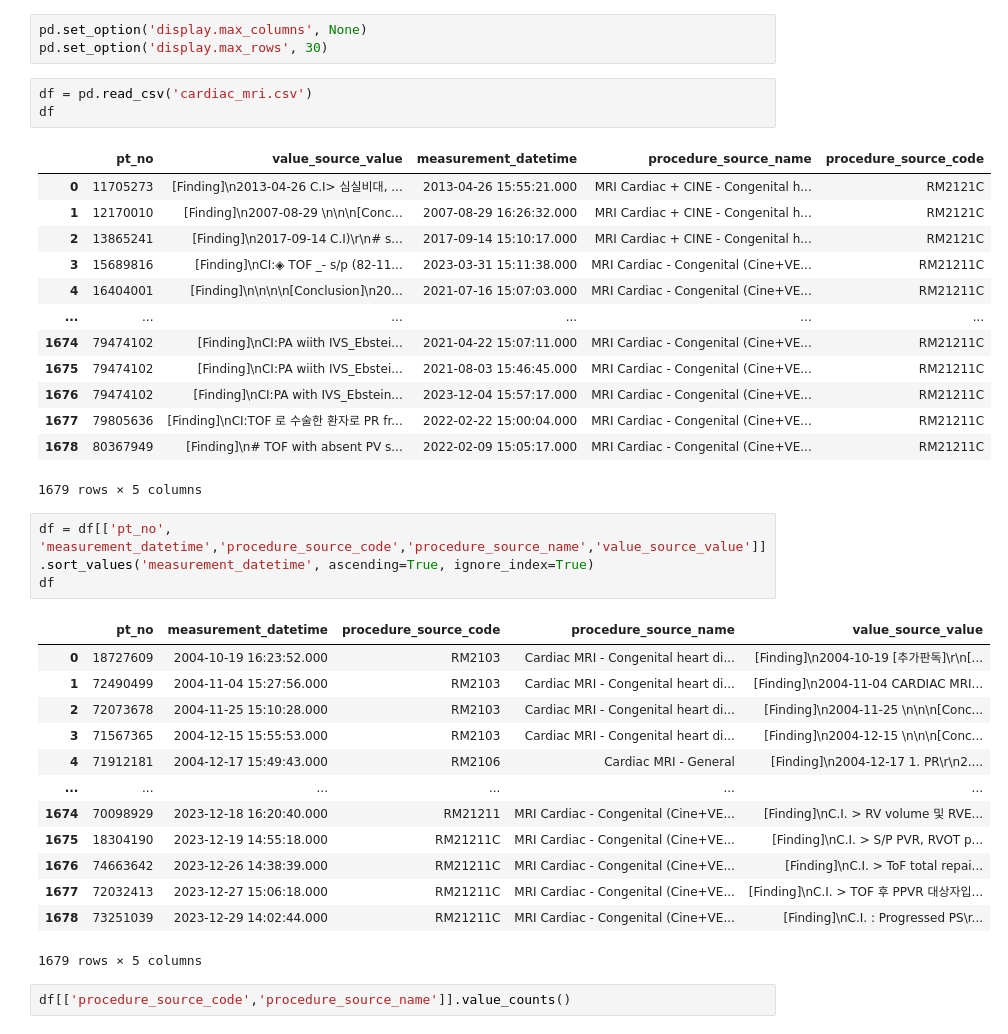
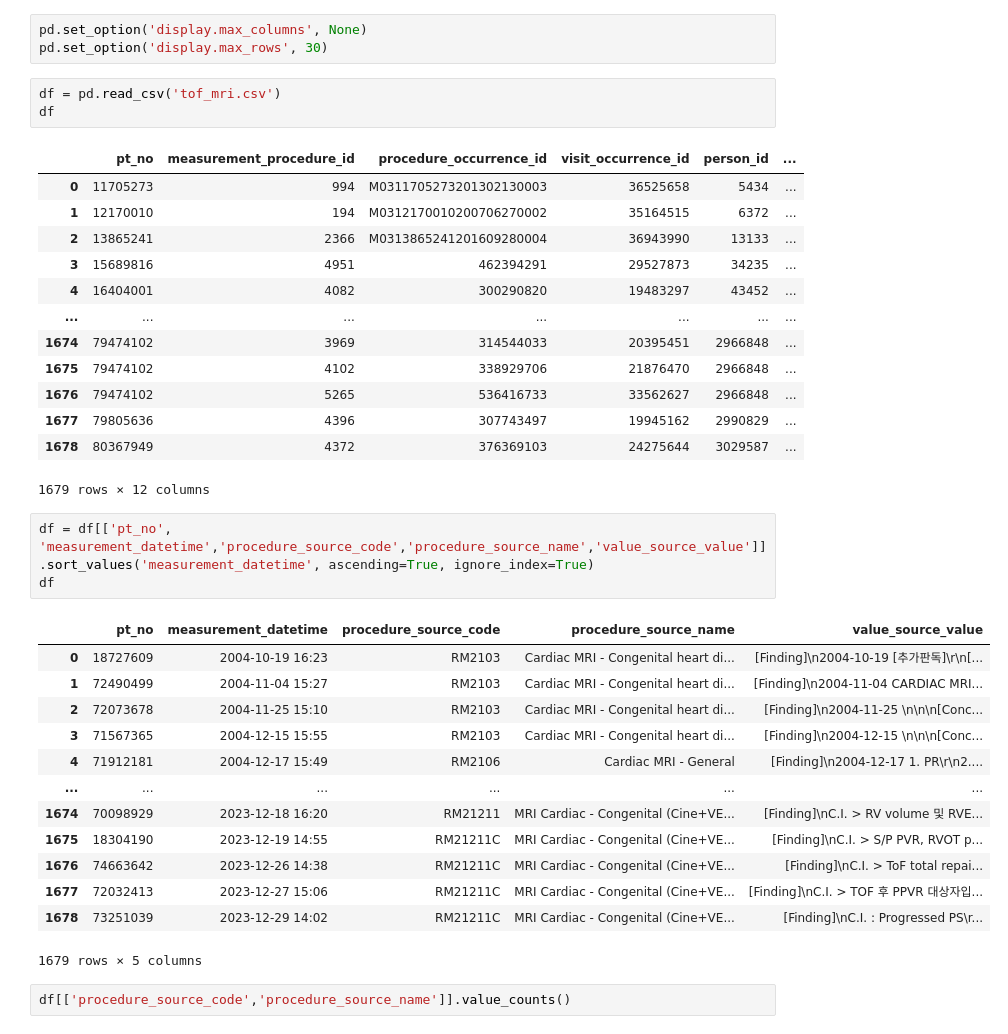
Before and after one commit to devguno/TOF, a Jupyter notebook: mri/extract_items_new.ipynb, the cells around one changed output. Drawn from its saved outputs; the diff is of its cells as text.

```diff
--- a/mri/extract_items_new.ipynb
+++ b/mri/extract_items_new.ipynb
@@ -10,38 +10,38 @@ from collections import defaultdict
 pd.set_option('display.max_columns', None)
 pd.set_option('display.max_rows', 30)
 # %%
-df = pd.read_csv('cardiac_mri.csv')
+df = pd.read_csv('tof_mri.csv')
 df
 # %% [output]
-|  | pt_no | value_source_value | measurement_datetime | procedure_source_name | procedure_source_code |
-| 0 | 11705273 | [Finding]\n2013-04-26 C.I> 심실비대, ... | 2013-04-26 15:55:21.000 | MRI Cardiac + CINE - Congenital h... | RM2121C |
-| 1 | 12170010 | [Finding]\n2007-08-29 \n\n\n[Conc... | 2007-08-29 16:26:32.000 | MRI Cardiac + CINE - Congenital h... | RM2121C |
-| 2 | 13865241 | [Finding]\n2017-09-14 C.I)\r\n# s... | 2017-09-14 15:10:17.000 | MRI Cardiac + CINE - Congenital h... | RM2121C |
-| 3 | 15689816 | [Finding]\nCI:◈ TOF _- s/p (82-11... | 2023-03-31 15:11:38.000 | MRI Cardiac - Congenital (Cine+VE... | RM21211C |
-| 4 | 16404001 | [Finding]\n\n\n\n[Conclusion]\n20... | 2021-07-16 15:07:03.000 | MRI Cardiac - Congenital (Cine+VE... | RM21211C |
-| ... | ... | ... | ... | ... | ... |
-| 1674 | 79474102 | [Finding]\nCI:PA wiith IVS_Ebstei... | 2021-04-22 15:07:11.000 | MRI Cardiac - Congenital (Cine+VE... | RM21211C |
-| 1675 | 79474102 | [Finding]\nCI:PA wiith IVS_Ebstei... | 2021-08-03 15:46:45.000 | MRI Cardiac - Congenital (Cine+VE... | RM21211C |
-| 1676 | 79474102 | [Finding]\nCI:PA with IVS_Ebstein... | 2023-12-04 15:57:17.000 | MRI Cardiac - Congenital (Cine+VE... | RM21211C |
-| 1677 | 79805636 | [Finding]\nCI:TOF 로 수술한 환자로 PR fr... | 2022-02-22 15:00:04.000 | MRI Cardiac - Congenital (Cine+VE... | RM21211C |
-| 1678 | 80367949 | [Finding]\n# TOF with absent PV s... | 2022-02-09 15:05:17.000 | MRI Cardiac - Congenital (Cine+VE... | RM21211C |
+|  | pt_no | measurement_procedure_id | procedure_occurrence_id | visit_occurrence_id | person_id | ... |
+| 0 | 11705273 | 994 | M0311705273201302130003 | 36525658 | 5434 | ... |
+| 1 | 12170010 | 194 | M0312170010200706270002 | 35164515 | 6372 | ... |
+| 2 | 13865241 | 2366 | M0313865241201609280004 | 36943990 | 13133 | ... |
+| 3 | 15689816 | 4951 | 462394291 | 29527873 | 34235 | ... |
+| 4 | 16404001 | 4082 | 300290820 | 19483297 | 43452 | ... |
+| ... | ... | ... | ... | ... | ... | ... |
+| 1674 | 79474102 | 3969 | 314544033 | 20395451 | 2966848 | ... |
+| 1675 | 79474102 | 4102 | 338929706 | 21876470 | 2966848 | ... |
+| 1676 | 79474102 | 5265 | 536416733 | 33562627 | 2966848 | ... |
+| 1677 | 79805636 | 4396 | 307743497 | 19945162 | 2990829 | ... |
+| 1678 | 80367949 | 4372 | 376369103 | 24275644 | 3029587 | ... |
-1679 rows × 5 columns
+1679 rows × 12 columns
 # %%
 df = df[['pt_no', 'measurement_datetime','procedure_source_code','procedure_source_name','value_source_value']].sort_values('measurement_datetime', ascending=True, ignore_index=True)
 df
 # %% [output]
 |  | pt_no | measurement_datetime | procedure_source_code | procedure_source_name | value_source_value |
-| 0 | 18727609 | 2004-10-19 16:23:52.000 | RM2103 | Cardiac MRI - Congenital heart di... | [Finding]\n2004-10-19 [추가판독]\r\n[... |
-| 1 | 72490499 | 2004-11-04 15:27:56.000 | RM2103 | Cardiac MRI - Congenital heart di... | [Finding]\n2004-11-04 CARDIAC MRI... |
-| 2 | 72073678 | 2004-11-25 15:10:28.000 | RM2103 | Cardiac MRI - Congenital heart di... | [Finding]\n2004-11-25 \n\n\n[Conc... |
-| 3 | 71567365 | 2004-12-15 15:55:53.000 | RM2103 | Cardiac MRI - Congenital heart di... | [Finding]\n2004-12-15 \n\n\n[Conc... |
-| 4 | 71912181 | 2004-12-17 15:49:43.000 | RM2106 | Cardiac MRI - General | [Finding]\n2004-12-17 1. PR\r\n2.... |
+| 0 | 18727609 | 2004-10-19 16:23 | RM2103 | Cardiac MRI - Congenital heart di... | [Finding]\n2004-10-19 [추가판독]\r\n[... |
+| 1 | 72490499 | 2004-11-04 15:27 | RM2103 | Cardiac MRI - Congenital heart di... | [Finding]\n2004-11-04 CARDIAC MRI... |
+| 2 | 72073678 | 2004-11-25 15:10 | RM2103 | Cardiac MRI - Congenital heart di... | [Finding]\n2004-11-25 \n\n\n[Conc... |
+| 3 | 71567365 | 2004-12-15 15:55 | RM2103 | Cardiac MRI - Congenital heart di... | [Finding]\n2004-12-15 \n\n\n[Conc... |
+| 4 | 71912181 | 2004-12-17 15:49 | RM2106 | Cardiac MRI - General | [Finding]\n2004-12-17 1. PR\r\n2.... |
 | ... | ... | ... | ... | ... | ... |
-| 1674 | 70098929 | 2023-12-18 16:20:40.000 | RM21211 | MRI Cardiac - Congenital (Cine+VE... | [Finding]\nC.I. > RV volume 및 RVE... |
-| 1675 | 18304190 | 2023-12-19 14:55:18.000 | RM21211C | MRI Cardiac - Congenital (Cine+VE... | [Finding]\nC.I. > S/P PVR, RVOT p... |
-| 1676 | 74663642 | 2023-12-26 14:38:39.000 | RM21211C | MRI Cardiac - Congenital (Cine+VE... | [Finding]\nC.I. > ToF total repai... |
-| 1677 | 72032413 | 2023-12-27 15:06:18.000 | RM21211C | MRI Cardiac - Congenital (Cine+VE... | [Finding]\nC.I. > TOF 후 PPVR 대상자입... |
-| 1678 | 73251039 | 2023-12-29 14:02:44.000 | RM21211C | MRI Cardiac - Congenital (Cine+VE... | [Finding]\nC.I. : Progressed PS\r... |
+| 1674 | 70098929 | 2023-12-18 16:20 | RM21211 | MRI Cardiac - Congenital (Cine+VE... | [Finding]\nC.I. > RV volume 및 RVE... |
+| 1675 | 18304190 | 2023-12-19 14:55 | RM21211C | MRI Cardiac - Congenital (Cine+VE... | [Finding]\nC.I. > S/P PVR, RVOT p... |
+| 1676 | 74663642 | 2023-12-26 14:38 | RM21211C | MRI Cardiac - Congenital (Cine+VE... | [Finding]\nC.I. > ToF total repai... |
+| 1677 | 72032413 | 2023-12-27 15:06 | RM21211C | MRI Cardiac - Congenital (Cine+VE... | [Finding]\nC.I. > TOF 후 PPVR 대상자입... |
+| 1678 | 73251039 | 2023-12-29 14:02 | RM21211C | MRI Cardiac - Congenital (Cine+VE... | [Finding]\nC.I. : Progressed PS\r... |
 1679 rows × 5 columns
 # %%
 df[['procedure_source_code','procedure_source_name']].value_counts()
```
Also changed, not shown: parts of 7 cells of this notebook, 4 other files.
